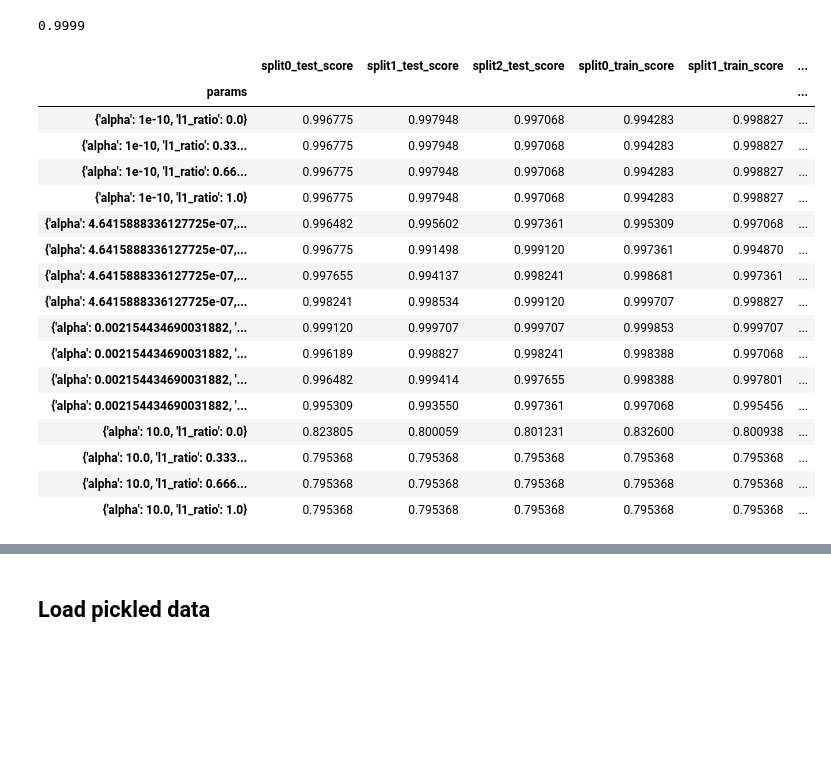
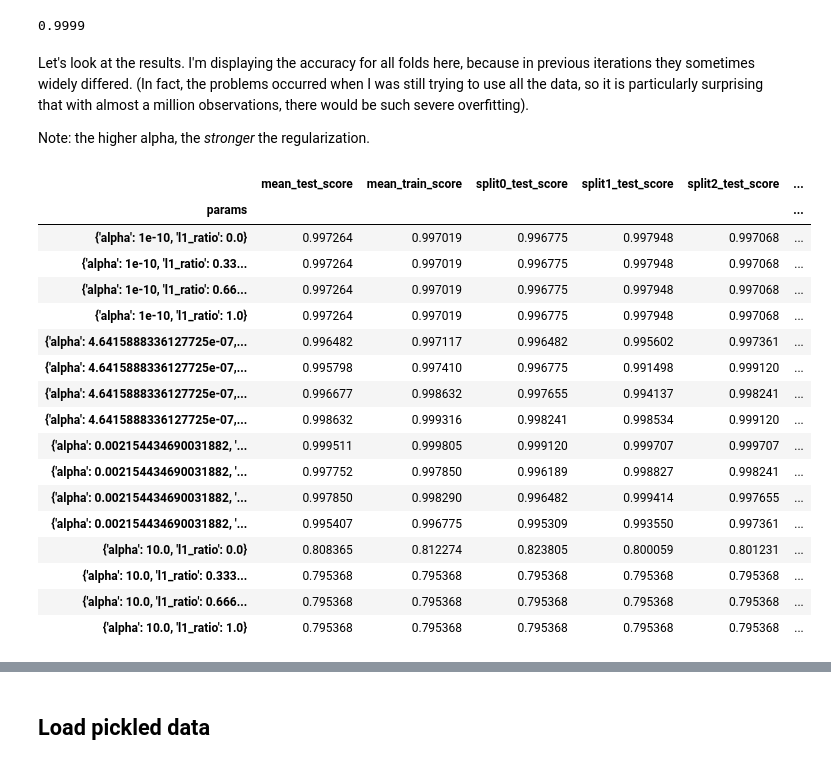
Before and after one commit to tloeber/Springboard, a Jupyter notebook: capstone_lending_club/lending_club_2_modeling.ipynb, the cells around one changed output, grey strips where cells are left out. Saved outputs shown, nothing was run; the diff lists cells and outputs as text; code cells hidden in the pictures; blank space fills up the shorter version.

```diff
--- a/capstone_lending_club/lending_club_2_modeling.ipynb
+++ b/capstone_lending_club/lending_club_2_modeling.ipynb
@@ -154,0 +188,6 @@ LogisticRegressionCV(Cs=4, class_weight='balanced', cv=3, dual=False,
+# %%
+# Try more iterations (Ridge CV, stochastic gradient descent)
+lr_ridge_cv = LogisticRegressionCV(Cs = 4, solver='saga', cv=3,
+    random_state=1, penalty='l2', class_weight='balanced',
+    max_iter=1000)
+lr_ridge_cv.fit(X_train_p, y_train)
@@ -154,0 +211,6 @@ LogisticRegressionCV(Cs=4, class_weight='balanced', cv=3, dual=False,
+# %%
+# Try default solver (Ridge CV, more iterations)
+lr_ridge_cv_2 = LogisticRegressionCV(Cs = 4, cv=3,
+    random_state=1, penalty='l2', class_weight='balanced',
+    max_iter=1000)
+lr_ridge_cv_2.fit(X_train_p, y_train)
@@ -243,25 +315,29 @@ joblib.dump(gscv_f, 'gscv_f.joblib') # Save
+# %% [markdown]
+Let's look at the results. I'm displaying the accuracy for all folds here, because in previous iterations they sometimes widely differed. (In fact, the problems occurred when I was still trying to use all the data, so it is particularly surprising that with almost a million observations, there would be such severe overfitting).
+
+Note: the higher alpha, the *stronger* the regularization.
 # %%
 pd.DataFrame(gscv_t.cv_results_) \
     .set_index('params') \
-    .loc[:,['split0_test_score', 'split1_test_score','split2_test_score',
-            'split0_train_score', 'split1_train_score','split2_train_score',
-            'mean_test_score', 'mean_train_score']]
+    .loc[:,['mean_test_score', 'mean_train_score',
+           'split0_test_score', 'split1_test_score','split2_test_score',
+           'split0_train_score', 'split1_train_score','split2_train_score']]
 # %% [output]
-|  | split0_test_score | split1_test_score | split2_test_score | split0_train_score | split1_train_score | ... |
+|  | mean_test_score | mean_train_score | split0_test_score | split1_test_score | split2_test_score | ... |
 | params |  |  |  |  |  | ... |
-| {'alpha': 1e-10, 'l1_ratio': 0.0} | 0.996775 | 0.997948 | 0.997068 | 0.994283 | 0.998827 | ... |
-| {'alpha': 1e-10, 'l1_ratio': 0.33... | 0.996775 | 0.997948 | 0.997068 | 0.994283 | 0.998827 | ... |
-| {'alpha': 1e-10, 'l1_ratio': 0.66... | 0.996775 | 0.997948 | 0.997068 | 0.994283 | 0.998827 | ... |
-| {'alpha': 1e-10, 'l1_ratio': 1.0} | 0.996775 | 0.997948 | 0.997068 | 0.994283 | 0.998827 | ... |
-| {'alpha': 4.6415888336127725e-07,... | 0.996482 | 0.995602 | 0.997361 | 0.995309 | 0.997068 | ... |
-| {'alpha': 4.6415888336127725e-07,... | 0.996775 | 0.991498 | 0.999120 | 0.997361 | 0.994870 | ... |
-| {'alpha': 4.6415888336127725e-07,... | 0.997655 | 0.994137 | 0.998241 | 0.998681 | 0.997361 | ... |
-| {'alpha': 4.6415888336127725e-07,... | 0.998241 | 0.998534 | 0.999120 | 0.999707 | 0.998827 | ... |
-| {'alpha': 0.002154434690031882, '... | 0.999120 | 0.999707 | 0.999707 | 0.999853 | 0.999707 | ... |
-| {'alpha': 0.002154434690031882, '... | 0.996189 | 0.998827 | 0.998241 | 0.998388 | 0.997068 | ... |
-| {'alpha': 0.002154434690031882, '... | 0.996482 | 0.999414 | 0.997655 | 0.998388 | 0.997801 | ... |
-| {'alpha': 0.002154434690031882, '... | 0.995309 | 0.993550 | 0.997361 | 0.997068 | 0.995456 | ... |
-| {'alpha': 10.0, 'l1_ratio': 0.0} | 0.823805 | 0.800059 | 0.801231 | 0.832600 | 0.800938 | ... |
+| {'alpha': 1e-10, 'l1_ratio': 0.0} | 0.997264 | 0.997019 | 0.996775 | 0.997948 | 0.997068 | ... |
+| {'alpha': 1e-10, 'l1_ratio': 0.33... | 0.997264 | 0.997019 | 0.996775 | 0.997948 | 0.997068 | ... |
+| {'alpha': 1e-10, 'l1_ratio': 0.66... | 0.997264 | 0.997019 | 0.996775 | 0.997948 | 0.997068 | ... |
+| {'alpha': 1e-10, 'l1_ratio': 1.0} | 0.997264 | 0.997019 | 0.996775 | 0.997948 | 0.997068 | ... |
+| {'alpha': 4.6415888336127725e-07,... | 0.996482 | 0.997117 | 0.996482 | 0.995602 | 0.997361 | ... |
+| {'alpha': 4.6415888336127725e-07,... | 0.995798 | 0.997410 | 0.996775 | 0.991498 | 0.999120 | ... |
+| {'alpha': 4.6415888336127725e-07,... | 0.996677 | 0.998632 | 0.997655 | 0.994137 | 0.998241 | ... |
+| {'alpha': 4.6415888336127725e-07,... | 0.998632 | 0.999316 | 0.998241 | 0.998534 | 0.999120 | ... |
+| {'alpha': 0.002154434690031882, '... | 0.999511 | 0.999805 | 0.999120 | 0.999707 | 0.999707 | ... |
+| {'alpha': 0.002154434690031882, '... | 0.997752 | 0.997850 | 0.996189 | 0.998827 | 0.998241 | ... |
+| {'alpha': 0.002154434690031882, '... | 0.997850 | 0.998290 | 0.996482 | 0.999414 | 0.997655 | ... |
+| {'alpha': 0.002154434690031882, '... | 0.995407 | 0.996775 | 0.995309 | 0.993550 | 0.997361 | ... |
+| {'alpha': 10.0, 'l1_ratio': 0.0} | 0.808365 | 0.812274 | 0.823805 | 0.800059 | 0.801231 | ... |
 | {'alpha': 10.0, 'l1_ratio': 0.333... | 0.795368 | 0.795368 | 0.795368 | 0.795368 | 0.795368 | ... |
 | {'alpha': 10.0, 'l1_ratio': 0.666... | 0.795368 | 0.795368 | 0.795368 | 0.795368 | 0.795368 | ... |
 | {'alpha': 10.0, 'l1_ratio': 1.0} | 0.795368 | 0.795368 | 0.795368 | 0.795368 | 0.795368 | ... |
```
Also changed, not shown: parts of 35 cells of this notebook.
